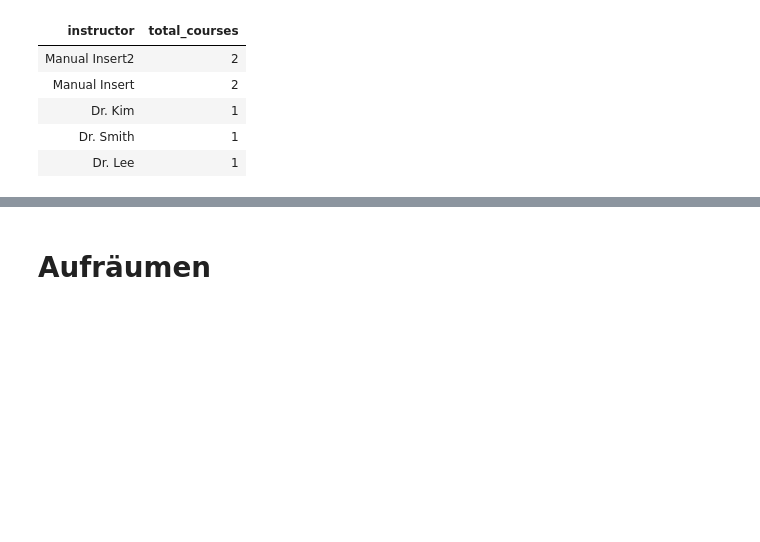
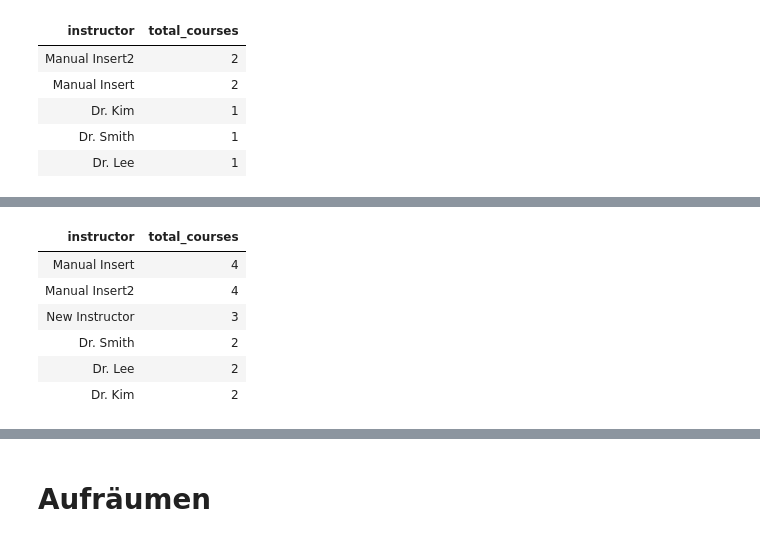
Before and after one commit to philippechr/databricks_lab, a Jupyter notebook: 51_structured_streaming.ipynb, the cells around one changed output, grey strips where cells are left out. Drawn from its saved outputs; the diff is of its cells as text; code cells hidden in the pictures; blank space fills up the shorter version.

```diff
--- a/51_structured_streaming.ipynb
+++ b/51_structured_streaming.ipynb
@@ -284,0 +342,13 @@ SELECT * FROM workspace.default.courses_by_instructor order by total_courses DES
+# %%
+%sql
+SELECT instructor, count(course_id) as total_courses FROM workspace.default.courses_raw_sink_stateful
+GROUP BY instructor
+ORDER BY total_courses DESC
+# %% [output]
+| instructor | total_courses |
+| Manual Insert | 4 |
+| Manual Insert2 | 4 |
+| New Instructor | 3 |
+| Dr. Smith | 2 |
+| Dr. Lee | 2 |
+| Dr. Kim | 2 |
```
Also changed, not shown: parts of 11 cells of this notebook.
